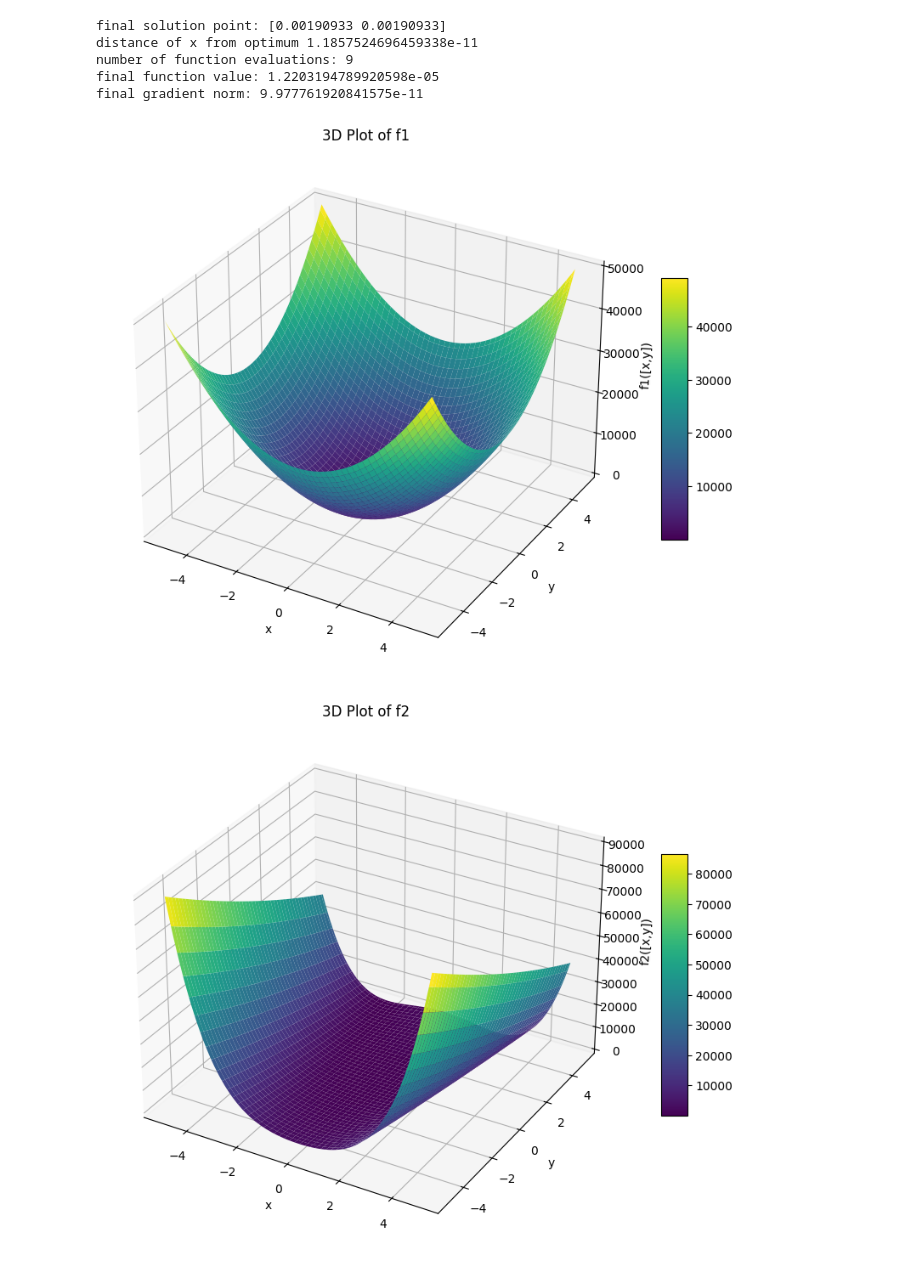
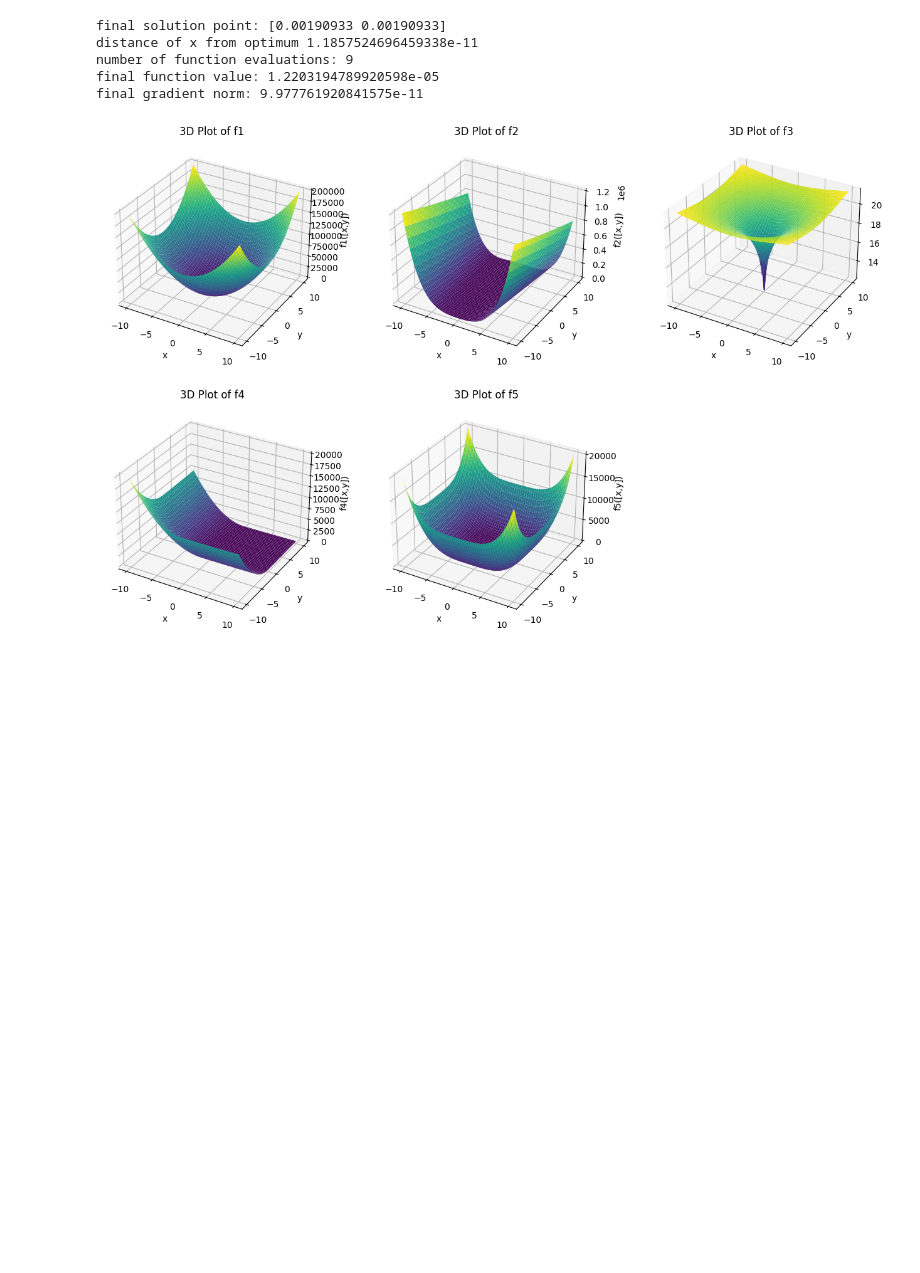
Before and after one commit to mVigholt/NO, a Jupyter notebook: Week 1/Assignment_Notebook.ipynb, the cells around one changed output. Cells and saved outputs as stored; diff of their text form; code cells hidden in the pictures; blank space fills up the shorter version.

```diff
--- a/Week 1/Assignment_Notebook.ipynb
+++ b/Week 1/Assignment_Notebook.ipynb
@@ -79,31 +79,37 @@ O3 = np.array(["scipy_trust_region", scipy_trust_region])
 O = np.array([O1, O2, O3])
 # %%
-def Fplot(f):
+def plot_functions(F_list):
     # Generate grid for x and y
-    x_vals = np.linspace(-5, 5, 100)
-    y_vals = np.linspace(-5, 5, 100)
+    limit = 10
+    x_vals = np.linspace(-limit, limit, 100)
+    y_vals = np.linspace(-limit, limit, 100)
     X, Y = np.meshgrid(x_vals, y_vals)
 
-    # Compute Z values for the grid
-    Z = np.array([f[1](np.array([[x], [y]])) for x, y in zip(np.ravel(X), np.ravel(Y))])
-    Z = Z.reshape(X.shape)
-    # Create the 3D plot
-    fig = plt.figure(figsize=(10, 8))
-    ax = fig.add_subplot(111, projection='3d')
-    # Plot the surface
-    surf = ax.plot_surface(X, Y, Z, cmap='viridis', edgecolor='none')
-    # Add title and labels
-    ax.set_title(f"3D Plot of {f[0]}")
-    ax.set_xlabel("x")
-    ax.set_ylabel("y")
-    ax.set_zlabel(f"{f[0]}([x,y])")
-    # Add color bar
-    fig.colorbar(surf, shrink=0.5, aspect=10)
-    # Show the plot
+    # Determine the layout of subplots
+    num_plots = len(F_list)
+    cols = 3  # Number of columns in the subplot grid
+    rows = (num_plots + cols - 1) // cols  # Number of rows needed
+
+    fig = plt.figure(figsize=(16, 5*rows))  # Adjust figure size to fit all subplots
+
+    for i, f in enumerate(F_list):
+        # Compute Z values for the grid
+        Z = np.array([f[1](np.array([[x], [y]])) for x, y in zip(np.ravel(X), np.ravel(Y))])
+        Z = Z.reshape(X.shape)
+        # Create subplot
+        ax = fig.add_subplot(rows, cols, i + 1, projection='3d')
+        # Plot the surface
+        surf = ax.plot_surface(X, Y, Z, cmap='viridis', edgecolor='none')
+        # Add title and labels
+        ax.set_title(f"3D Plot of {f[0]}")
+        ax.set_xlabel("x")
+        ax.set_ylabel("y")
+        ax.set_zlabel(f"{f[0]}([x,y])")
+
+    # Adjust layout for better appearance
+    # plt.tight_layout()
     plt.show()
 
-for f in F:
-    Fplot(f)
+plot_functions(F)
 # %% [output]
-[figure, old version]
+[figure, new version]
-[figure, removed]
```
Also changed, not shown: parts of 4 cells of this notebook.
